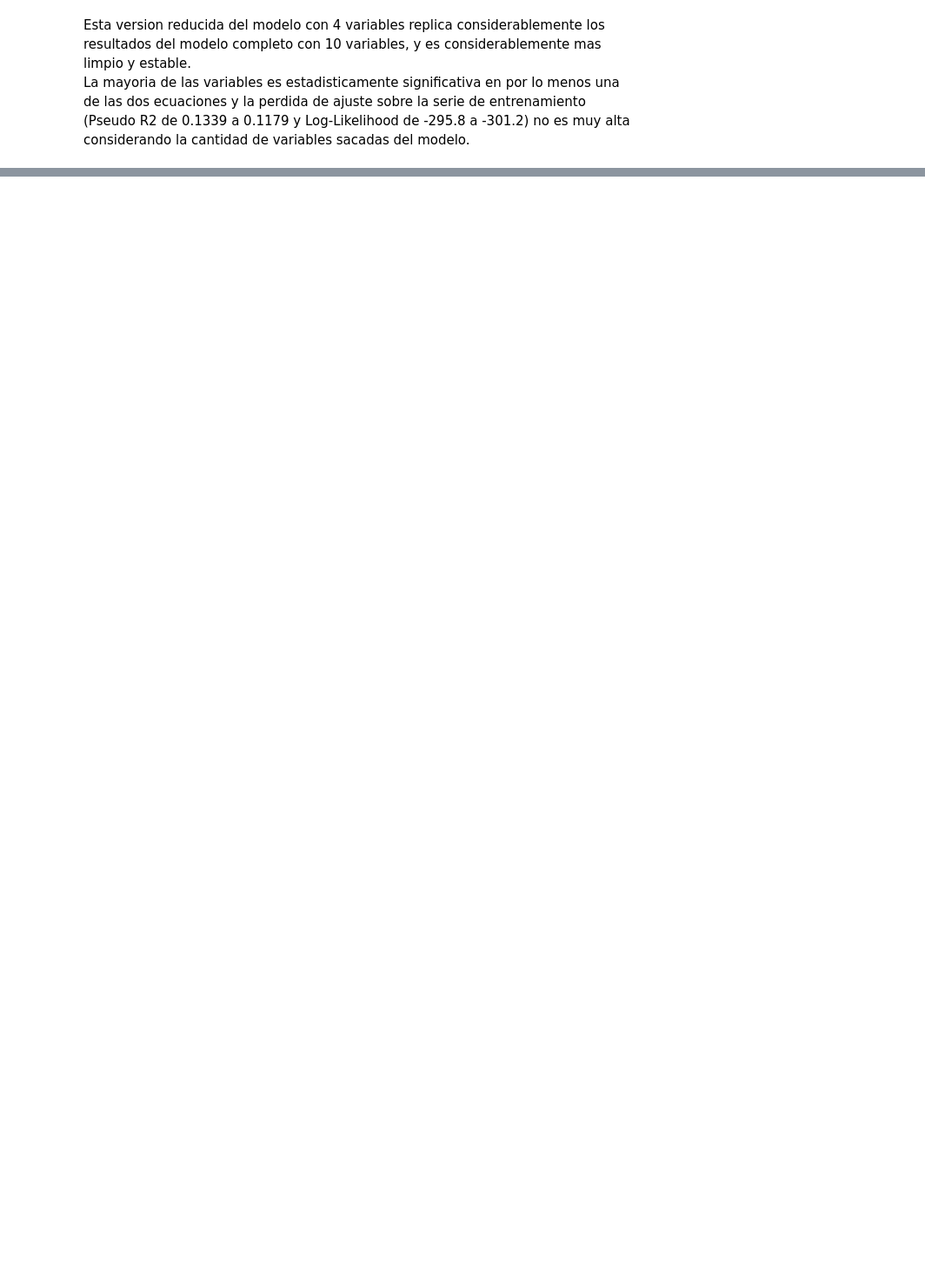
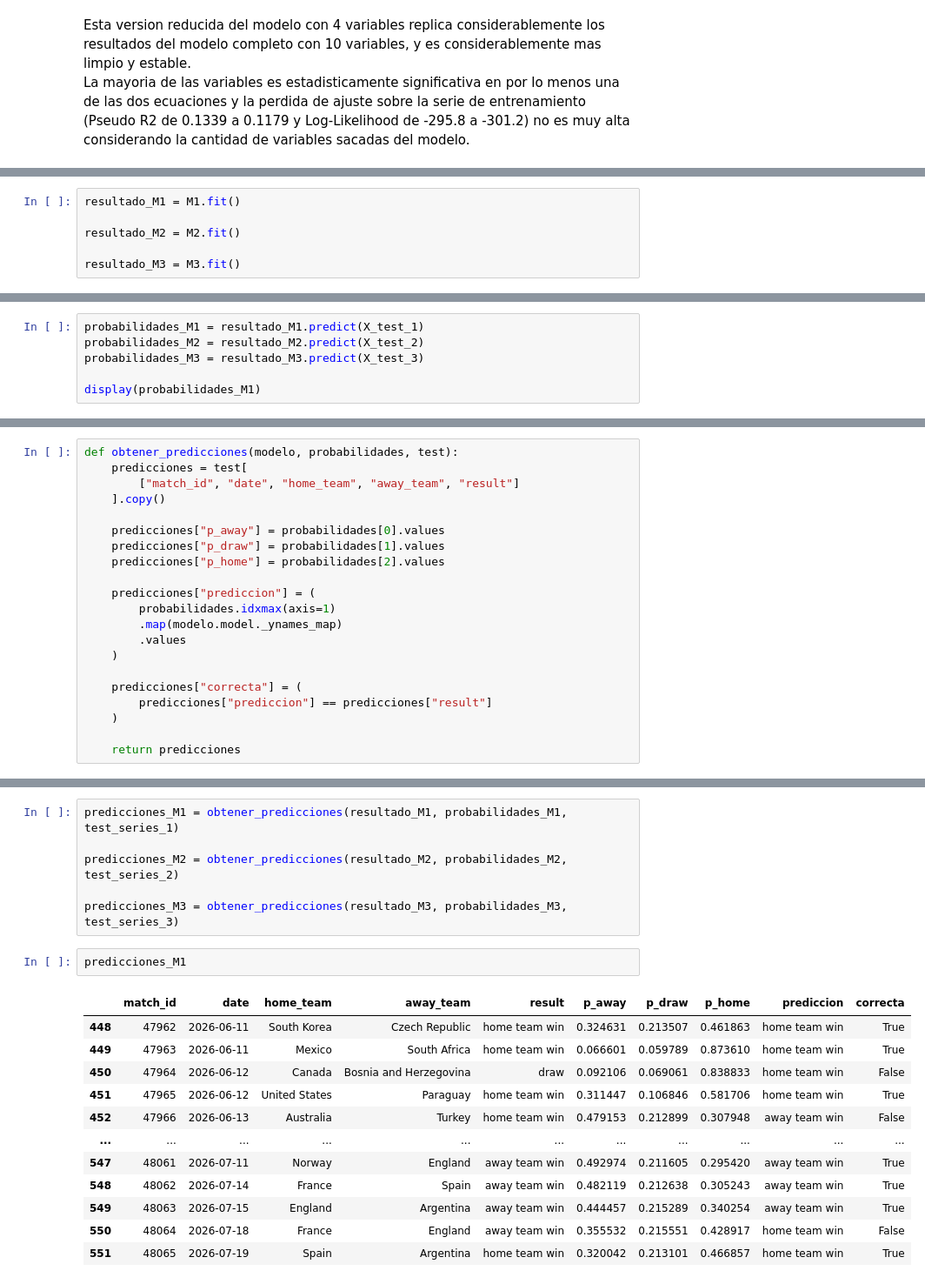
Before and after one commit to maximomilano9/Base-de-datos-de-partidos-de-futbol-masculino-21-a-nivel-selecciones-y-mundiales, a Jupyter notebook: notebooks/MachineLearning_2.ipynb, the cells around one changed output, grey strips where cells are left out. Shown at 87% size. Cells and saved outputs as stored; diff of their text form; blank space fills up the shorter version.

```diff
--- a/notebooks/MachineLearning_2.ipynb
+++ b/notebooks/MachineLearning_2.ipynb
@@ -819,0 +821,6 @@ Seria goles_anotados_diff - goles_recibidos_diff
+# %%
+resultado_M1 = M1.fit()
+
+resultado_M2 = M2.fit()
+
+resultado_M3 = M3.fit()
@@ -819,0 +852,6 @@ Seria goles_anotados_diff - goles_recibidos_diff
+# %%
+probabilidades_M1 = resultado_M1.predict(X_test_1)
+probabilidades_M2 = resultado_M2.predict(X_test_2)
+probabilidades_M3 = resultado_M3.predict(X_test_3)
+
+display(probabilidades_M1)
@@ -819,0 +874,21 @@ Seria goles_anotados_diff - goles_recibidos_diff
+# %%
+def obtener_predicciones(modelo, probabilidades, test):
+    predicciones = test[
+        ["match_id", "date", "home_team", "away_team", "result"]
+    ].copy()
+
+    predicciones["p_away"] = probabilidades[0].values
+    predicciones["p_draw"] = probabilidades[1].values
+    predicciones["p_home"] = probabilidades[2].values
+
+    predicciones["prediccion"] = (
+        probabilidades.idxmax(axis=1)
+        .map(modelo.model._ynames_map)
+        .values
+    )
+
+    predicciones["correcta"] = (
+        predicciones["prediccion"] == predicciones["result"]
+    )
+
+    return predicciones
@@ -819,0 +897,21 @@ Seria goles_anotados_diff - goles_recibidos_diff
+# %%
+predicciones_M1 = obtener_predicciones(resultado_M1, probabilidades_M1, test_series_1)
+
+predicciones_M2 = obtener_predicciones(resultado_M2, probabilidades_M2, test_series_2)
+
+predicciones_M3 = obtener_predicciones(resultado_M3, probabilidades_M3, test_series_3)
+# %%
+predicciones_M1
+# %% [output]
+|  | match_id | date | home_team | away_team | result | p_away | p_draw | p_home | prediccion | correcta |
+| 448 | 47962 | 2026-06-11 | South Korea | Czech Republic | home team win | 0.324631 | 0.213507 | 0.461863 | home team win | True |
+| 449 | 47963 | 2026-06-11 | Mexico | South Africa | home team win | 0.066601 | 0.059789 | 0.873610 | home team win | True |
+| 450 | 47964 | 2026-06-12 | Canada | Bosnia and Herzegovina | draw | 0.092106 | 0.069061 | 0.838833 | home team win | False |
+| 451 | 47965 | 2026-06-12 | United States | Paraguay | home team win | 0.311447 | 0.106846 | 0.581706 | home team win | True |
+| 452 | 47966 | 2026-06-13 | Australia | Turkey | home team win | 0.479153 | 0.212899 | 0.307948 | away team win | False |
+| ... | ... | ... | ... | ... | ... | ... | ... | ... | ... | ... |
+| 547 | 48061 | 2026-07-11 | Norway | England | away team win | 0.492974 | 0.211605 | 0.295420 | away team win | True |
+| 548 | 48062 | 2026-07-14 | France | Spain | away team win | 0.482119 | 0.212638 | 0.305243 | away team win | True |
+| 549 | 48063 | 2026-07-15 | England | Argentina | away team win | 0.444457 | 0.215289 | 0.340254 | away team win | True |
+| 550 | 48064 | 2026-07-18 | France | England | away team win | 0.355532 | 0.215551 | 0.428917 | home team win | False |
+| 551 | 48065 | 2026-07-19 | Spain | Argentina | home team win | 0.320042 | 0.213101 | 0.466857 | home team win | True |
```
Also changed, not shown: parts of 28 cells of this notebook, 1 other file.
